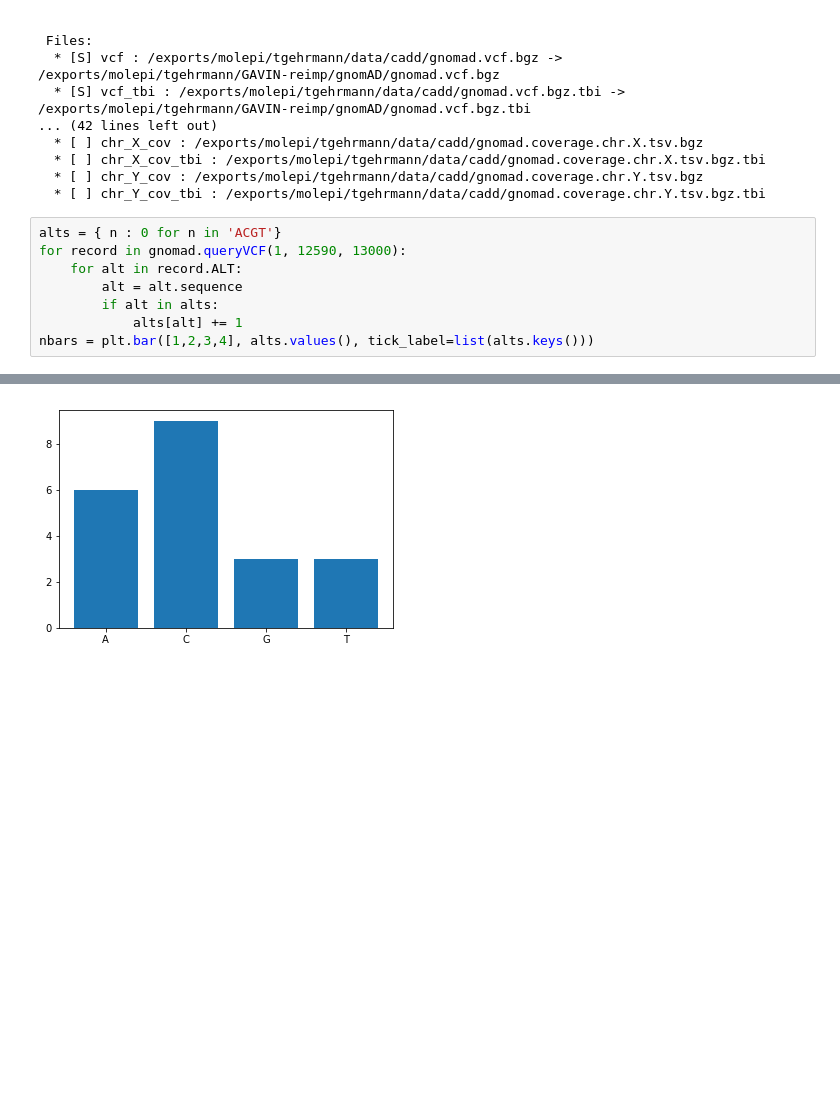
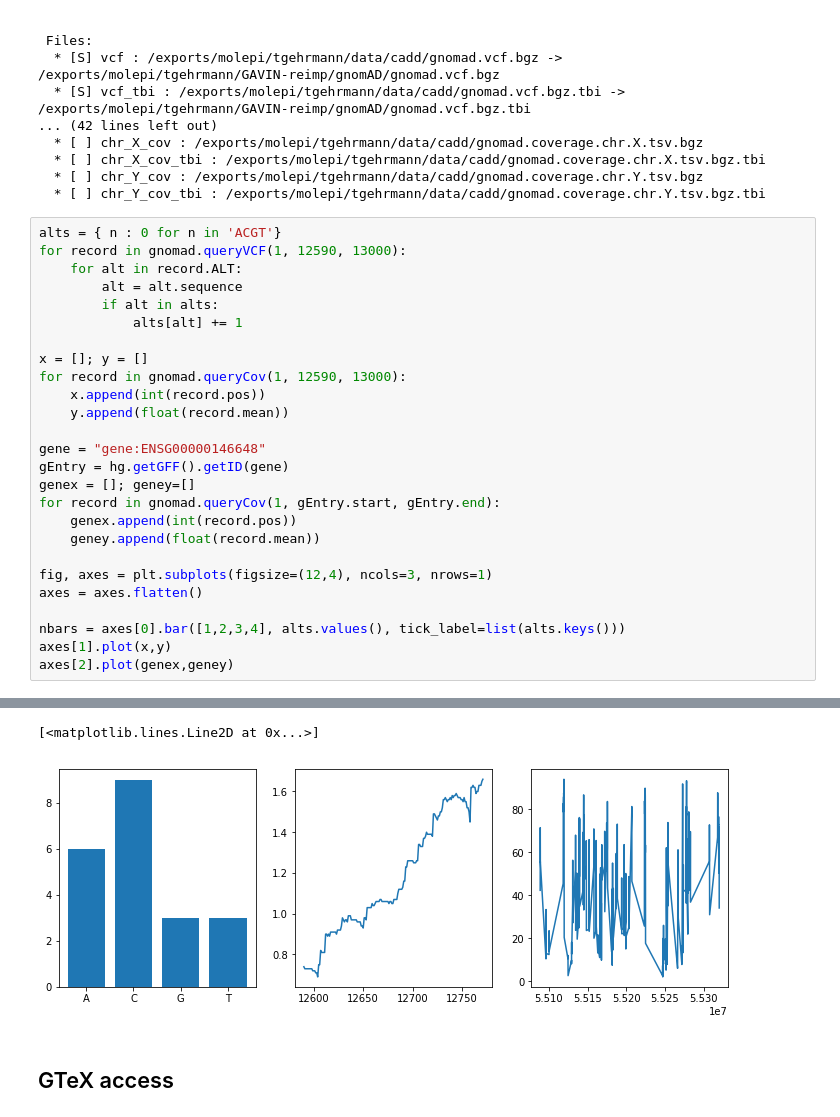
Before and after one commit to thiesgehrmann/BIU, a Jupyter notebook: example.ipynb, the cells around one changed output, grey strips where cells are left out. Drawn from its saved outputs; the diff is of its cells as text; blank space fills up the shorter version.

```diff
--- a/example.ipynb
+++ b/example.ipynb
@@ -190,5 +195,23 @@ for record in gnomad.queryVCF(1, 12590, 13000):
         alt = alt.sequence
         if alt in alts:
             alts[alt] += 1
-nbars = plt.bar([1,2,3,4], alts.values(), tick_label=list(alts.keys()))
+
+x = []; y = []
+for record in gnomad.queryCov(1, 12590, 13000):
+    x.append(int(record.pos))
+    y.append(float(record.mean))
+
+gene = "gene:ENSG00000146648"
+gEntry = hg.getGFF().getID(gene)
+genex = []; geney=[]
+for record in gnomad.queryCov(1, gEntry.start, gEntry.end):
+    genex.append(int(record.pos))
+    geney.append(float(record.mean))
+
+fig, axes = plt.subplots(figsize=(12,4), ncols=3, nrows=1)
+axes = axes.flatten()
+
+nbars = axes[0].bar([1,2,3,4], alts.values(), tick_label=list(alts.keys()))
+axes[1].plot(x,y)
+axes[2].plot(genex,geney)
 # %% [output]
@@ -195 +219,4 @@ nbars = plt.bar([1,2,3,4], alts.values(), tick_label=list(alts.keys()))
+[<matplotlib.lines.Line2D at 0x...>]
-[figure, old version]
+[figure, new version]
+# %% [markdown]
+## GTeX access
```
Also changed, not shown: parts of 11 cells of this notebook, 5 other files.
